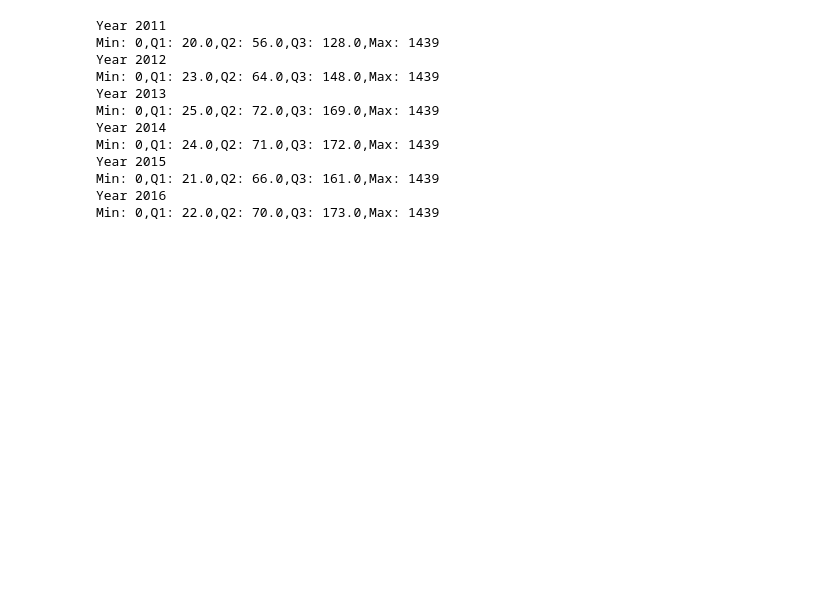
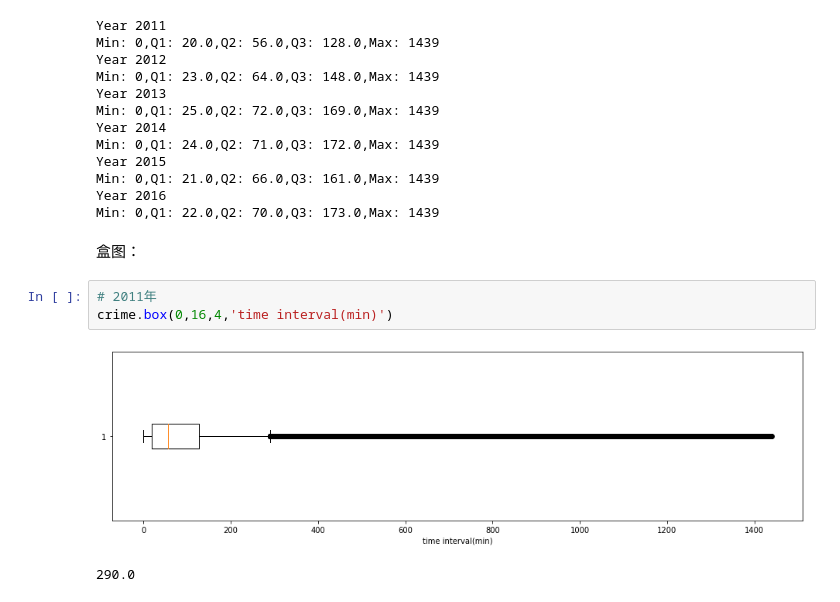
Before and after one commit to Wchoward/DataMiningClass, a Jupyter notebook: oakland_crime.ipynb, the cells around one changed output. Cells and saved outputs as stored; diff of their text form; blank space fills up the shorter version.

Commit message:
crime duration done

```diff
--- a/oakland_crime.ipynb
+++ b/oakland_crime.ipynb
@@ -179,3 +181,11 @@ Year 2015
 Min: 0,Q1: 21.0,Q2: 66.0,Q3: 161.0,Max: 1439
 Year 2016
 Min: 0,Q1: 22.0,Q2: 70.0,Q3: 173.0,Max: 1439
+# %% [markdown]
+盒图：
+# %%
+# 2011年
+crime.box(0,16,4,'time interval(min)')
+# %% [output]
+[figure, added]
+290.0
```
Also changed, not shown: parts of 13 cells of this notebook.
